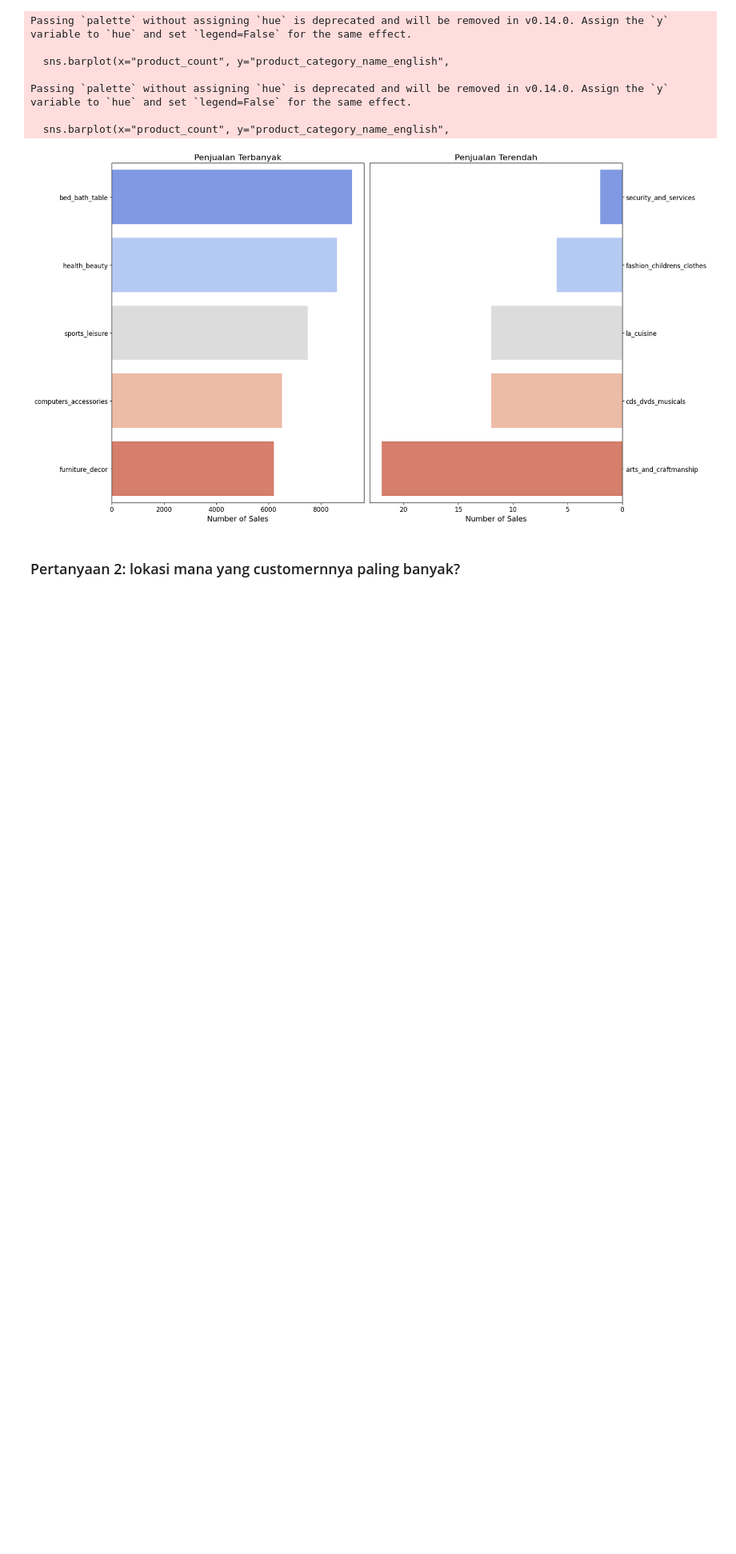
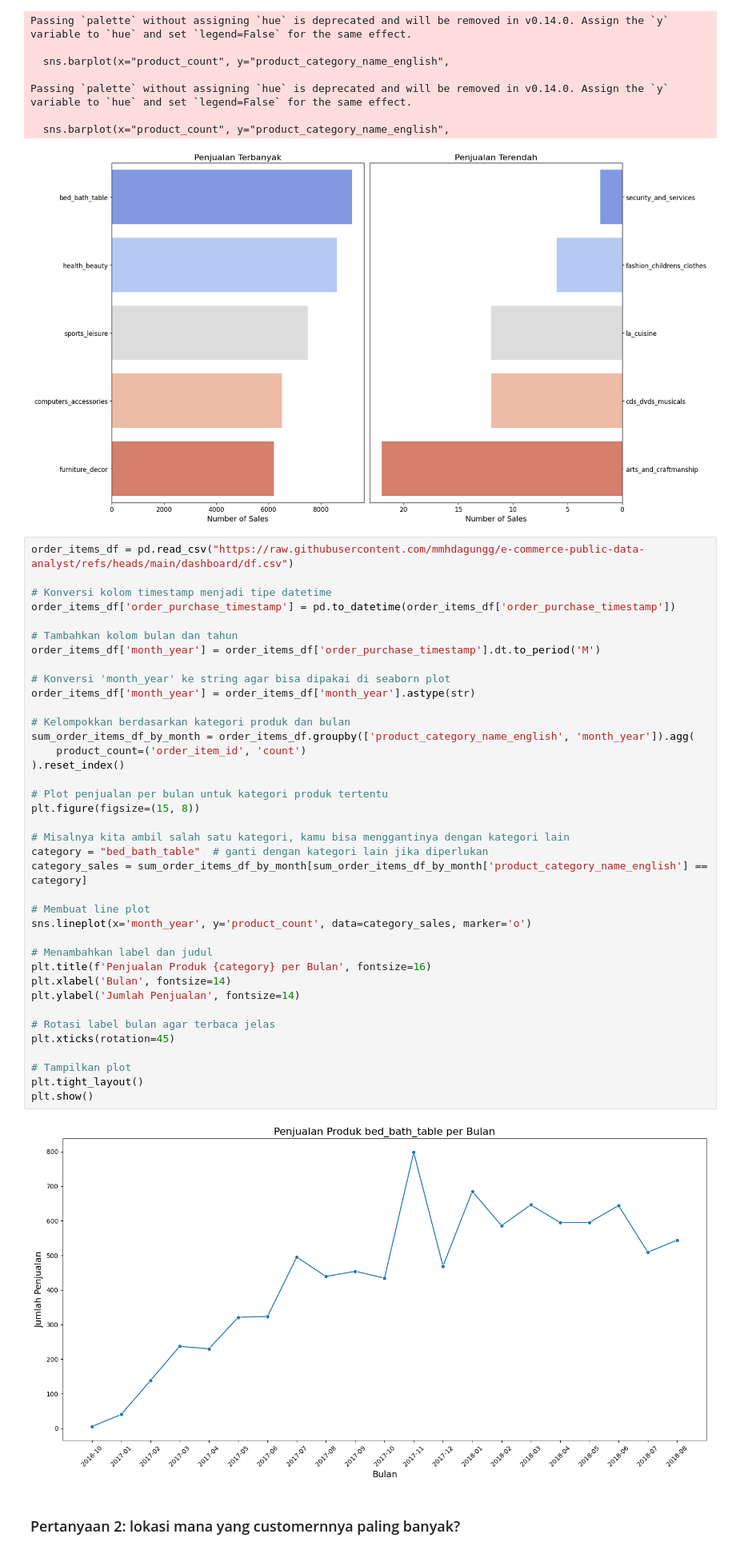
Before and after one commit to mmhdagungg/e-commerce-public-data-analyst, a Jupyter notebook: Proyek_Akhir_Data_Analisis.ipynb, the cells around one changed output. Shown at 80% size. Cells and saved outputs as stored; diff of their text form; blank space fills up the shorter version.

```diff
--- a/Proyek_Akhir_Data_Analisis.ipynb
+++ b/Proyek_Akhir_Data_Analisis.ipynb
@@ -1105,6 +1105,46 @@ Passing `palette` without assigning `hue` is deprecated and will be removed in v
 
   sns.barplot(x="product_count", y="product_category_name_english",
 [figure]
+# %%
+order_items_df = pd.read_csv("https://raw.githubusercontent.com/mmhdagungg/e-commerce-public-data-analyst/refs/heads/main/dashboard/df.csv")
+
+# Konversi kolom timestamp menjadi tipe datetime
+order_items_df['order_purchase_timestamp'] = pd.to_datetime(order_items_df['order_purchase_timestamp'])
+
+# Tambahkan kolom bulan dan tahun
+order_items_df['month_year'] = order_items_df['order_purchase_timestamp'].dt.to_period('M')
+
+# Konversi 'month_year' ke string agar bisa dipakai di seaborn plot
+order_items_df['month_year'] = order_items_df['month_year'].astype(str)
+
+# Kelompokkan berdasarkan kategori produk dan bulan
+sum_order_items_df_by_month = order_items_df.groupby(['product_category_name_english', 'month_year']).agg(
+    product_count=('order_item_id', 'count')
+).reset_index()
+
+# Plot penjualan per bulan untuk kategori produk tertentu
+plt.figure(figsize=(15, 8))
+
+# Misalnya kita ambil salah satu kategori, kamu bisa menggantinya dengan kategori lain
+category = "bed_bath_table"  # ganti dengan kategori lain jika diperlukan
+category_sales = sum_order_items_df_by_month[sum_order_items_df_by_month['product_category_name_english'] == category]
+
+# Membuat line plot
+sns.lineplot(x='month_year', y='product_count', data=category_sales, marker='o')
+
+# Menambahkan label dan judul
+plt.title(f'Penjualan Produk {category} per Bulan', fontsize=16)
+plt.xlabel('Bulan', fontsize=14)
+plt.ylabel('Jumlah Penjualan', fontsize=14)
+
+# Rotasi label bulan agar terbaca jelas
+plt.xticks(rotation=45)
+
+# Tampilkan plot
+plt.tight_layout()
+plt.show()
+# %% [output]
+[figure, added]
 # %% [markdown]
 ### Pertanyaan 2: lokasi mana yang customernnya paling banyak?
 # %%
```
Also changed, not shown: parts of 13 cells of this notebook.
